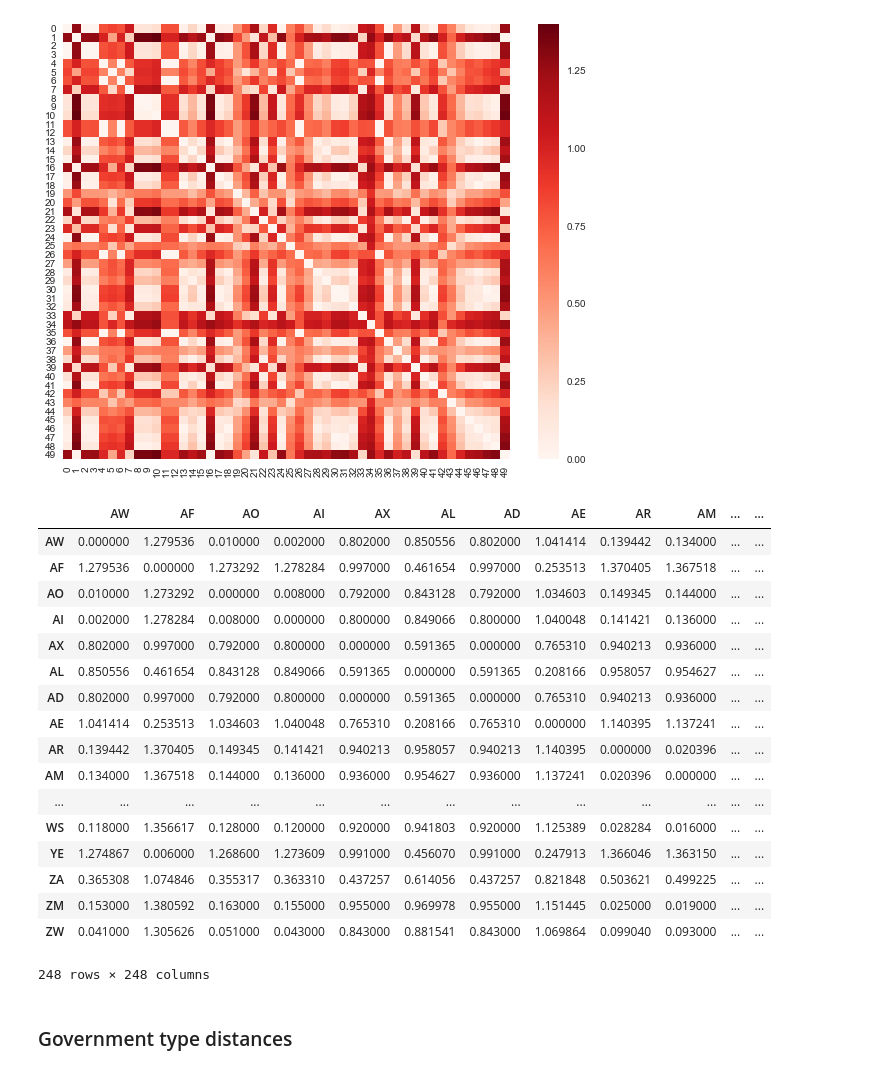
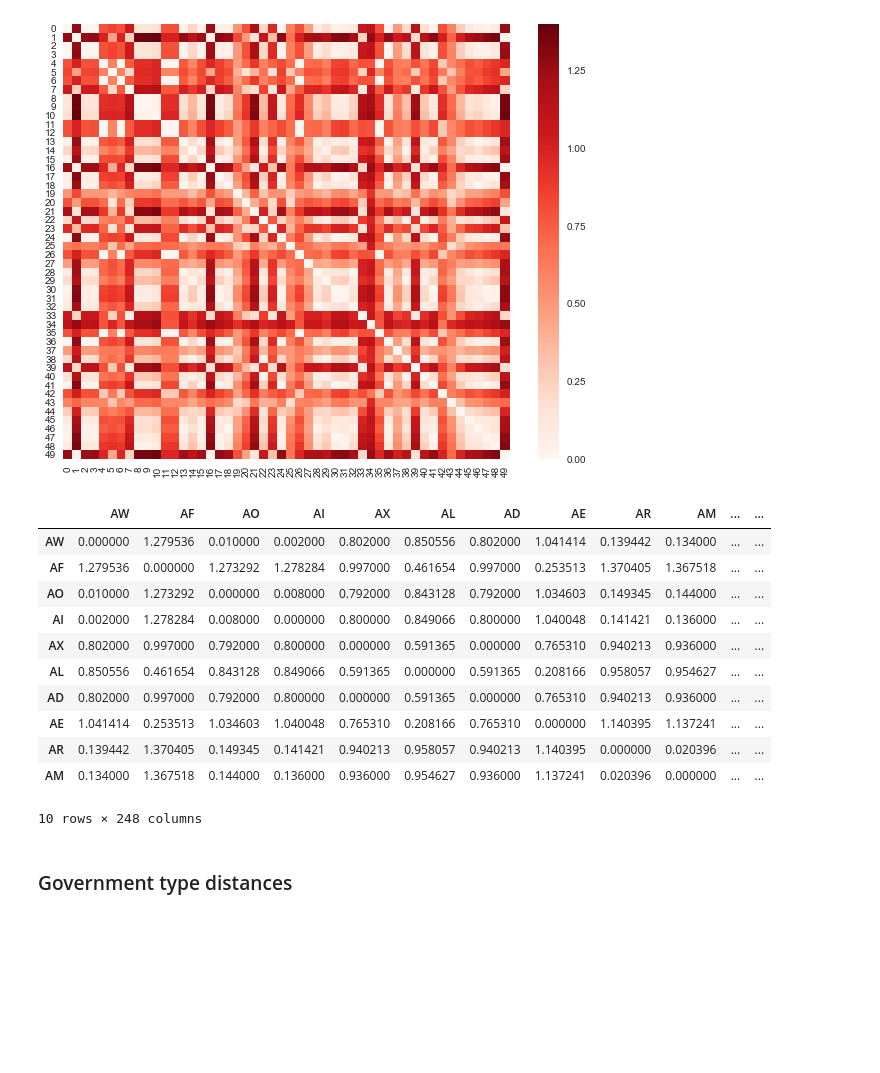
Before and after one commit to LailaHms/ADA2017_Homeworks, a Jupyter notebook: Project/GeoMetrics/religion and government distances.ipynb, the cells around one changed output. Saved outputs shown, nothing was run; the diff lists cells and outputs as text; code cells hidden in the pictures; blank space fills up the shorter version.

```diff
--- a/Project/GeoMetrics/religion and government distances.ipynb
+++ b/Project/GeoMetrics/religion and government distances.ipynb
@@ -40,26 +40,20 @@ sns.heatmap(rel_distances[:50,:50],cmap="Reds");
 [figure]
 # %%
 rel_distance_df = pd.DataFrame(rel_distances, index=rel_data.index.tolist(), columns=rel_data.index.tolist())
-rel_distance_df
+rel_distance_df.head(10)
 # %% [output]
 |  | AW | AF | AO | AI | AX | AL | AD | AE | AR | AM | ... | ... |
 | AW | 0.000000 | 1.279536 | 0.010000 | 0.002000 | 0.802000 | 0.850556 | 0.802000 | 1.041414 | 0.139442 | 0.134000 | ... | ... |
 | AF | 1.279536 | 0.000000 | 1.273292 | 1.278284 | 0.997000 | 0.461654 | 0.997000 | 0.253513 | 1.370405 | 1.367518 | ... | ... |
 | AO | 0.010000 | 1.273292 | 0.000000 | 0.008000 | 0.792000 | 0.843128 | 0.792000 | 1.034603 | 0.149345 | 0.144000 | ... | ... |
 | AI | 0.002000 | 1.278284 | 0.008000 | 0.000000 | 0.800000 | 0.849066 | 0.800000 | 1.040048 | 0.141421 | 0.136000 | ... | ... |
 | AX | 0.802000 | 0.997000 | 0.792000 | 0.800000 | 0.000000 | 0.591365 | 0.000000 | 0.765310 | 0.940213 | 0.936000 | ... | ... |
 | AL | 0.850556 | 0.461654 | 0.843128 | 0.849066 | 0.591365 | 0.000000 | 0.591365 | 0.208166 | 0.958057 | 0.954627 | ... | ... |
 | AD | 0.802000 | 0.997000 | 0.792000 | 0.800000 | 0.000000 | 0.591365 | 0.000000 | 0.765310 | 0.940213 | 0.936000 | ... | ... |
 | AE | 1.041414 | 0.253513 | 1.034603 | 1.040048 | 0.765310 | 0.208166 | 0.765310 | 0.000000 | 1.140395 | 1.137241 | ... | ... |
 | AR | 0.139442 | 1.370405 | 0.149345 | 0.141421 | 0.940213 | 0.958057 | 0.940213 | 1.140395 | 0.000000 | 0.020396 | ... | ... |
 | AM | 0.134000 | 1.367518 | 0.144000 | 0.136000 | 0.936000 | 0.954627 | 0.936000 | 1.137241 | 0.020396 | 0.000000 | ... | ... |
-| ... | ... | ... | ... | ... | ... | ... | ... | ... | ... | ... | ... | ... |
-| WS | 0.118000 | 1.356617 | 0.128000 | 0.120000 | 0.920000 | 0.941803 | 0.920000 | 1.125389 | 0.028284 | 0.016000 | ... | ... |
-| YE | 1.274867 | 0.006000 | 1.268600 | 1.273609 | 0.991000 | 0.456070 | 0.991000 | 0.247913 | 1.366046 | 1.363150 | ... | ... |
-| ZA | 0.365308 | 1.074846 | 0.355317 | 0.363310 | 0.437257 | 0.614056 | 0.437257 | 0.821848 | 0.503621 | 0.499225 | ... | ... |
-| ZM | 0.153000 | 1.380592 | 0.163000 | 0.155000 | 0.955000 | 0.969978 | 0.955000 | 1.151445 | 0.025000 | 0.019000 | ... | ... |
-| ZW | 0.041000 | 1.305626 | 0.051000 | 0.043000 | 0.843000 | 0.881541 | 0.843000 | 1.069864 | 0.099040 | 0.093000 | ... | ... |
-248 rows × 248 columns
+10 rows × 248 columns
 # %% [markdown]
 ### Government type distances
 # %%
```
Also changed, not shown: parts of 1 cell of this notebook, 4 other files.
